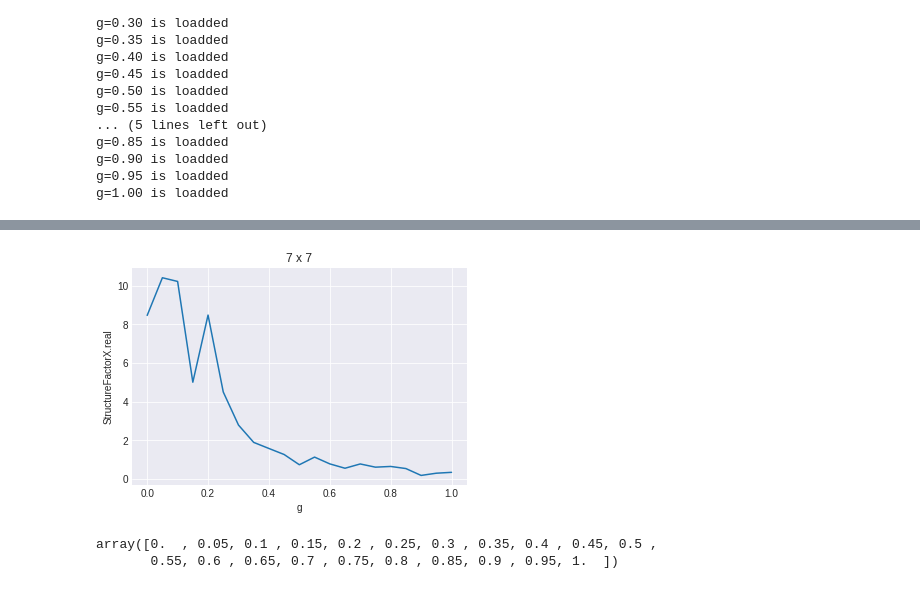
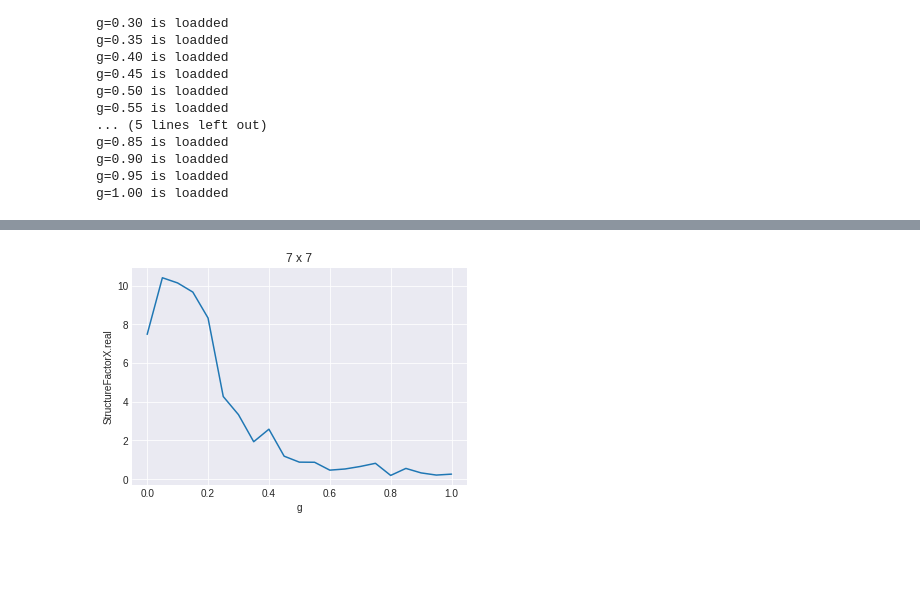
Before and after one commit to zjuadurey/machine-learnig-QM, a Jupyter notebook: plot/plot_all.ipynb, the cells around one changed output, grey strips where cells are left out. Cells and saved outputs as stored; diff of their text form; code cells hidden in the pictures; blank space fills up the shorter version.

```diff
--- a/plot/plot_all.ipynb
+++ b/plot/plot_all.ipynb
@@ -68,16 +112,11 @@ energy
 # %%
 x=np.arange(0, 1.01, 0.05)
 plt.style.use('seaborn-darkgrid') # 设置画图的风格
 fig, ax = plt.subplots()
-ax.plot(x, energy)
+ax.plot(x, stuXr)
 ax.set_xlabel('g')
 ax.set_ylabel("StructureFactorX.real")
 plt.title("%d x %d"%(L, L))
 plt.show()
 # %% [output]
-[figure, old version]
+[figure, new version]
-# %%
-x
-# %% [output]
-array([0.  , 0.05, 0.1 , 0.15, 0.2 , 0.25, 0.3 , 0.35, 0.4 , 0.45, 0.5 ,
-       0.55, 0.6 , 0.65, 0.7 , 0.75, 0.8 , 0.85, 0.9 , 0.95, 1.  ])
```
Also changed, not shown: parts of 6 cells of this notebook.
